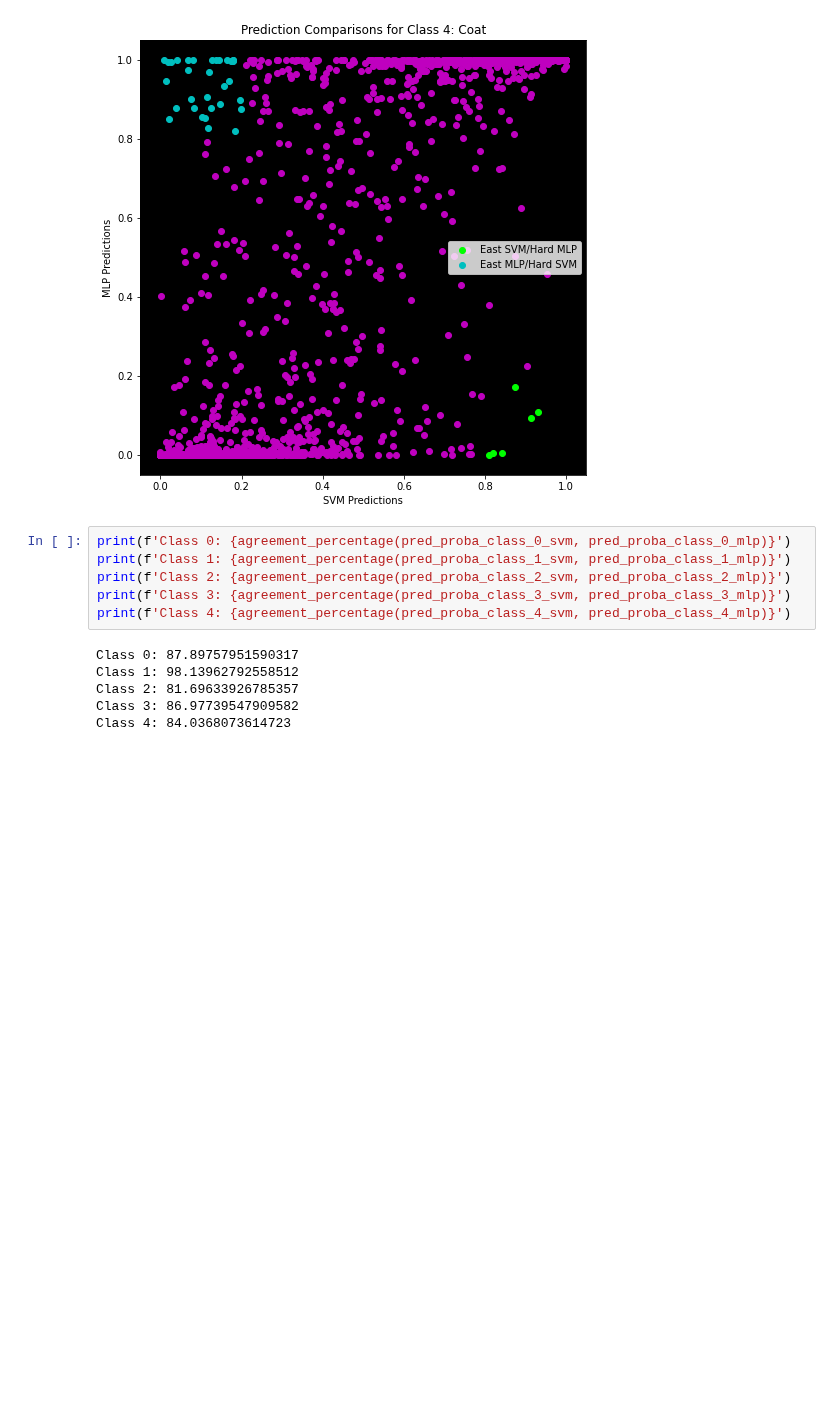
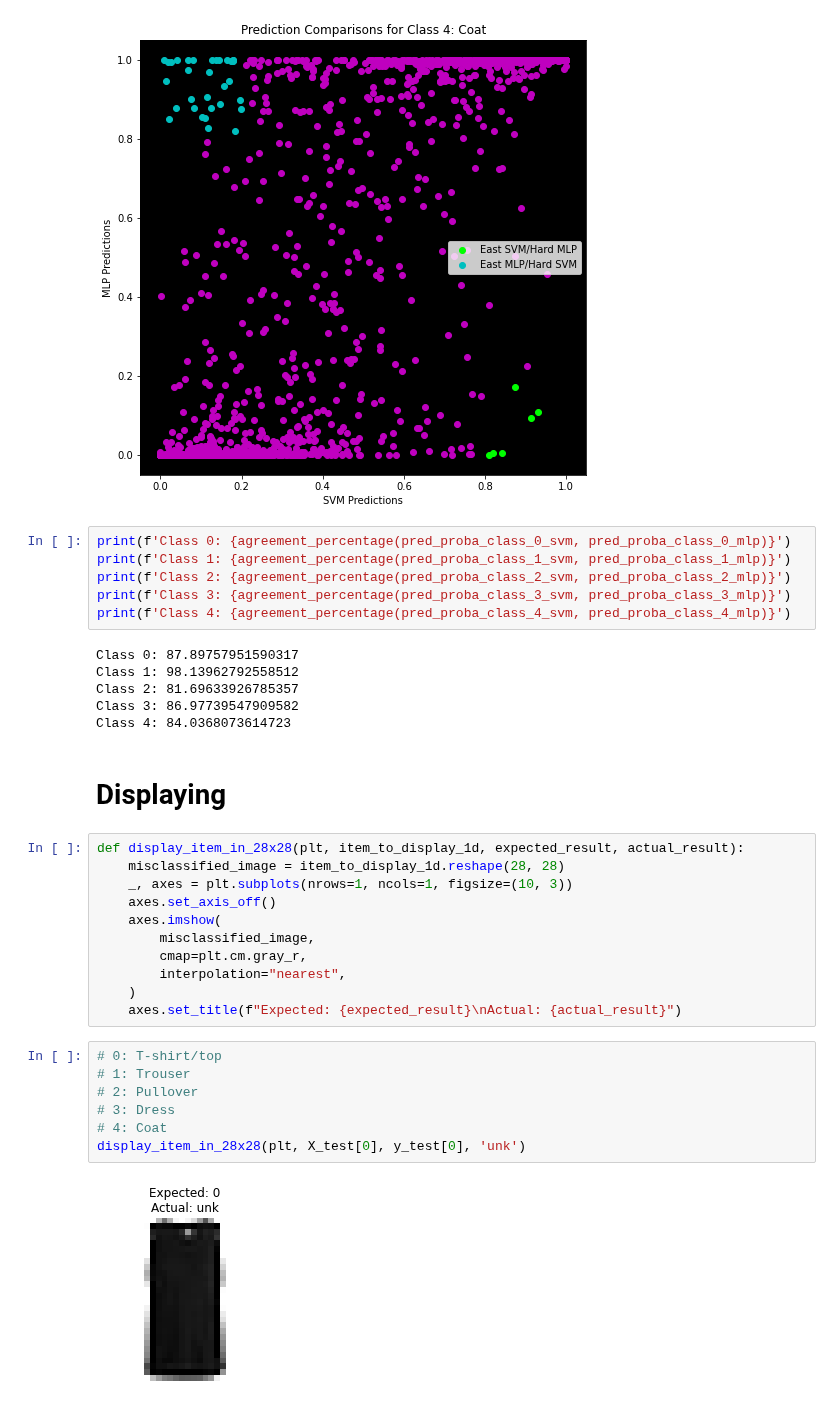
Before and after one commit to jasonmrimer/cse590-machine-learning, a Jupyter notebook: homework4/comparison.ipynb, the cells around one changed output. Cells and saved outputs as stored; diff of their text form; blank space fills up the shorter version.

```diff
--- a/homework4/comparison.ipynb
+++ b/homework4/comparison.ipynb
@@ -285,3 +302,25 @@ Class 1: 98.13962792558512
 Class 2: 81.69633926785357
 Class 3: 86.97739547909582
 Class 4: 84.0368073614723
+# %% [markdown]
+# Displaying
+# %%
+def display_item_in_28x28(plt, item_to_display_1d, expected_result, actual_result):
+    misclassified_image = item_to_display_1d.reshape(28, 28)
+    _, axes = plt.subplots(nrows=1, ncols=1, figsize=(10, 3))
+    axes.set_axis_off()
+    axes.imshow(
+        misclassified_image,
+        cmap=plt.cm.gray_r,
+        interpolation="nearest",
+    )
+    axes.set_title(f"Expected: {expected_result}\nActual: {actual_result}")
+# %%
+# 0: T-shirt/top
+# 1: Trouser
+# 2: Pullover
+# 3: Dress
+# 4: Coat
+display_item_in_28x28(plt, X_test[0], y_test[0], 'unk')
+# %% [output]
+[figure, added]
```
Also changed, not shown: parts of 14 cells of this notebook.
